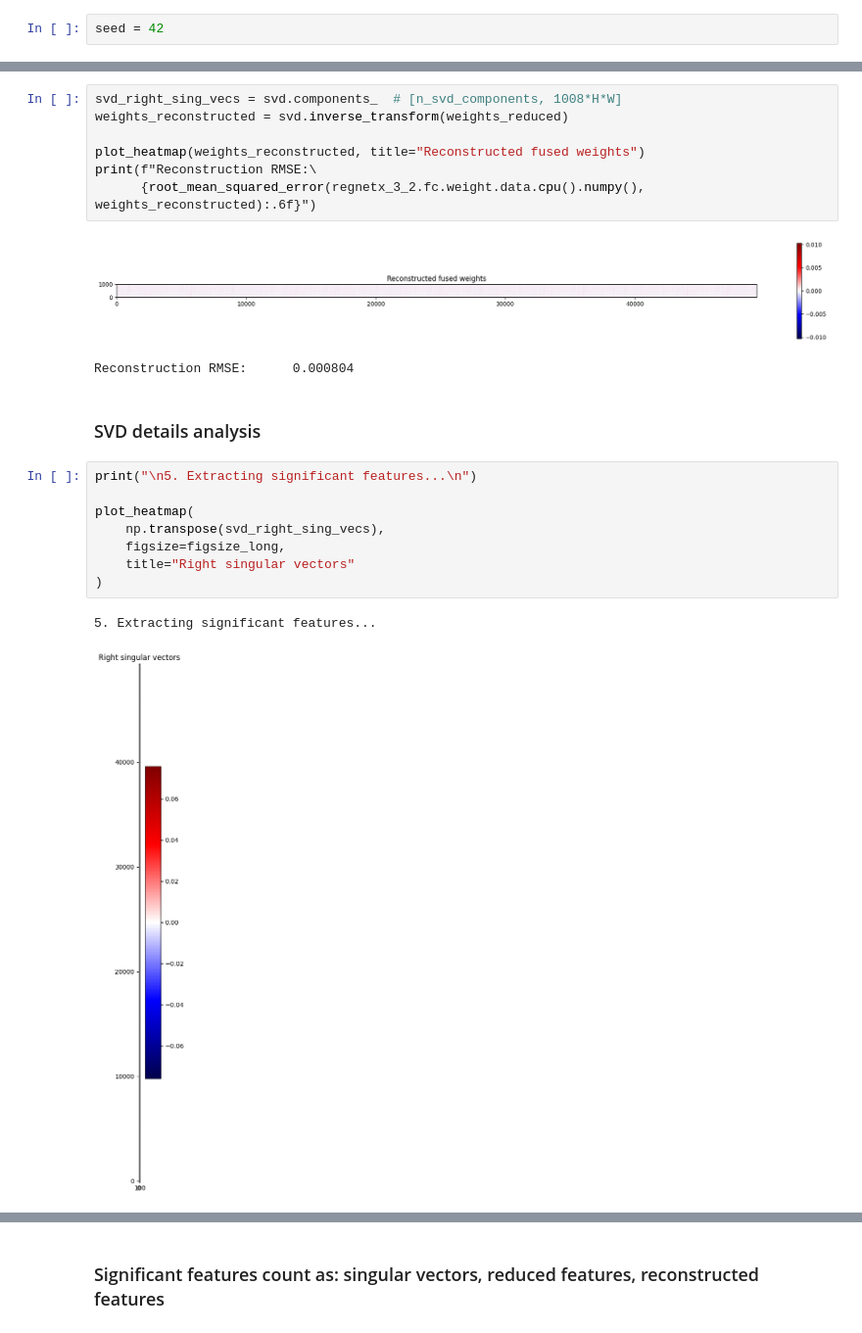
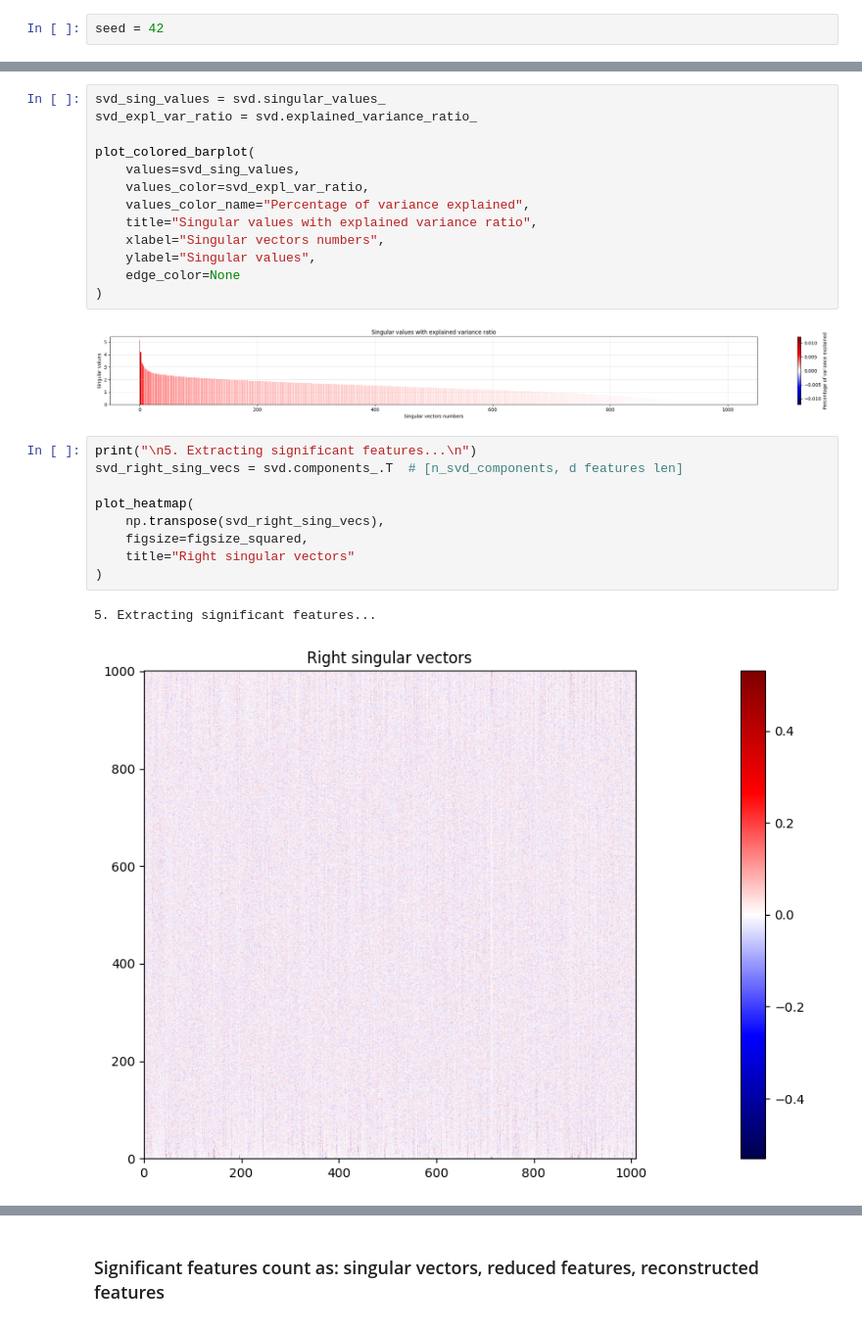
Before and after one commit to Ali-AliAli-Ali/binarize-inverse-interpret, a Jupyter notebook: regnetx_imagenet/bin_features_imagenet_uncorr_feats.ipynb, the cells around one changed output, grey strips where cells are left out. Shown at 98% size. Drawn from its saved outputs; the diff is of its cells as text.

```diff
--- a/regnetx_imagenet/bin_features_imagenet_uncorr_feats.ipynb
+++ b/regnetx_imagenet/bin_features_imagenet_uncorr_feats.ipynb
@@ -190,23 +219,27 @@ plot_heatmap(weights_reduced, figsize=figsize_long, title="Reduced fused weights
-# %%
-svd_right_sing_vecs = svd.components_  # [n_svd_components, 1008*H*W]
-weights_reconstructed = svd.inverse_transform(weights_reduced)
-
-plot_heatmap(weights_reconstructed, title="Reconstructed fused weights")
-print(f"Reconstruction RMSE:\
-      {root_mean_squared_error(regnetx_3_2.fc.weight.data.cpu().numpy(), weights_reconstructed):.6f}")
-# %% [output]
-[figure, removed]
-Reconstruction RMSE:      0.000804
-# %% [markdown]
-### SVD details analysis
+# %%
+svd_sing_values = svd.singular_values_
+svd_expl_var_ratio = svd.explained_variance_ratio_
+
+plot_colored_barplot(
+    values=svd_sing_values,
+    values_color=svd_expl_var_ratio,
+    values_color_name="Percentage of variance explained",
+    title="Singular values with explained variance ratio",
+    xlabel="Singular vectors numbers",
+    ylabel="Singular values",
+    edge_color=None
+)
+# %% [output]
+[figure, added]
 # %%
 print("\n5. Extracting significant features...\n")
+svd_right_sing_vecs = svd.components_.T  # [n_svd_components, d features len]
 
 plot_heatmap(
     np.transpose(svd_right_sing_vecs),
-    figsize=figsize_long,
+    figsize=figsize_squared,
     title="Right singular vectors"
 )
 # %% [output]
 5. Extracting significant features...
-[figure, old version]
+[figure, new version]
```
Also changed, not shown: parts of 27 cells of this notebook.
